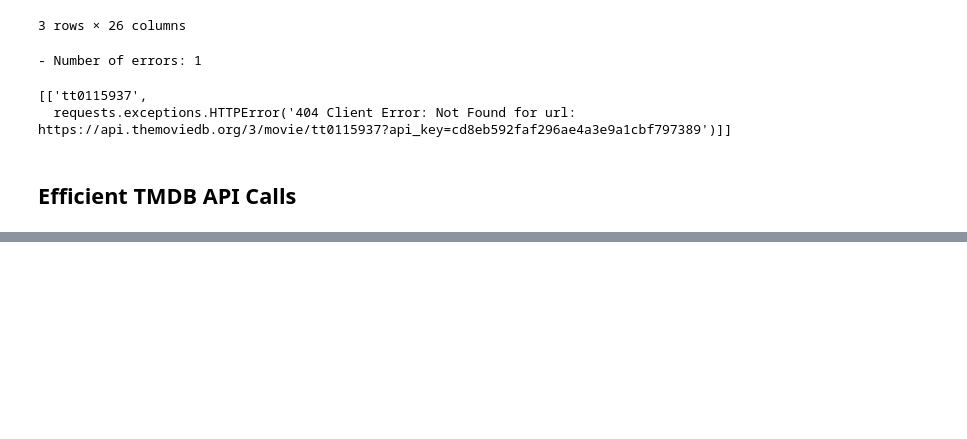
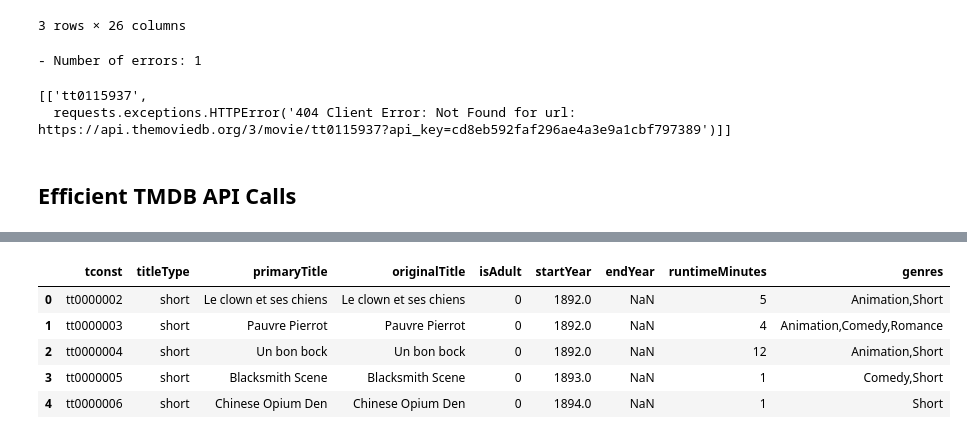
Before and after one commit to valmazan/Project-3---Part-2-Extract-from-TMDB--Core-, a Jupyter notebook: P3 Part 2 Extract from TMDB (Core).ipynb, the cells around one changed output, grey strips where cells are left out. Cells and saved outputs as stored; diff of their text form; code cells hidden in the pictures; blank space fills up the shorter version.

```diff
--- a/Part 2 Extract from TMDB (Core).ipynb
+++ b/P3 Part 2 Extract from TMDB (Core).ipynb
@@ -248,0 +275,11 @@ FileNotFoundError: [Errno 2] No such file or directory: 'Data/title_basics.csv.g
+# %%
+import pandas as pd
+basics = pd.read_csv(r'\Users\valma\OneDrive\Documents\GitHub\Project-3-Part-1\Data\title_basics.csv.gz')
+basics.head()
+# %% [output]
+|  | tconst | titleType | primaryTitle | originalTitle | isAdult | startYear | endYear | runtimeMinutes | genres |
+| 0 | tt0000002 | short | Le clown et ses chiens | Le clown et ses chiens | 0 | 1892.0 | NaN | 5 | Animation,Short |
+| 1 | tt0000003 | short | Pauvre Pierrot | Pauvre Pierrot | 0 | 1892.0 | NaN | 4 | Animation,Comedy,Romance |
+| 2 | tt0000004 | short | Un bon bock | Un bon bock | 0 | 1892.0 | NaN | 12 | Animation,Short |
+| 3 | tt0000005 | short | Blacksmith Scene | Blacksmith Scene | 0 | 1893.0 | NaN | 1 | Comedy,Short |
+| 4 | tt0000006 | short | Chinese Opium Den | Chinese Opium Den | 0 | 1894.0 | NaN | 1 | Short |
```
Also changed, not shown: parts of 20 cells of this notebook, 2 other files.
